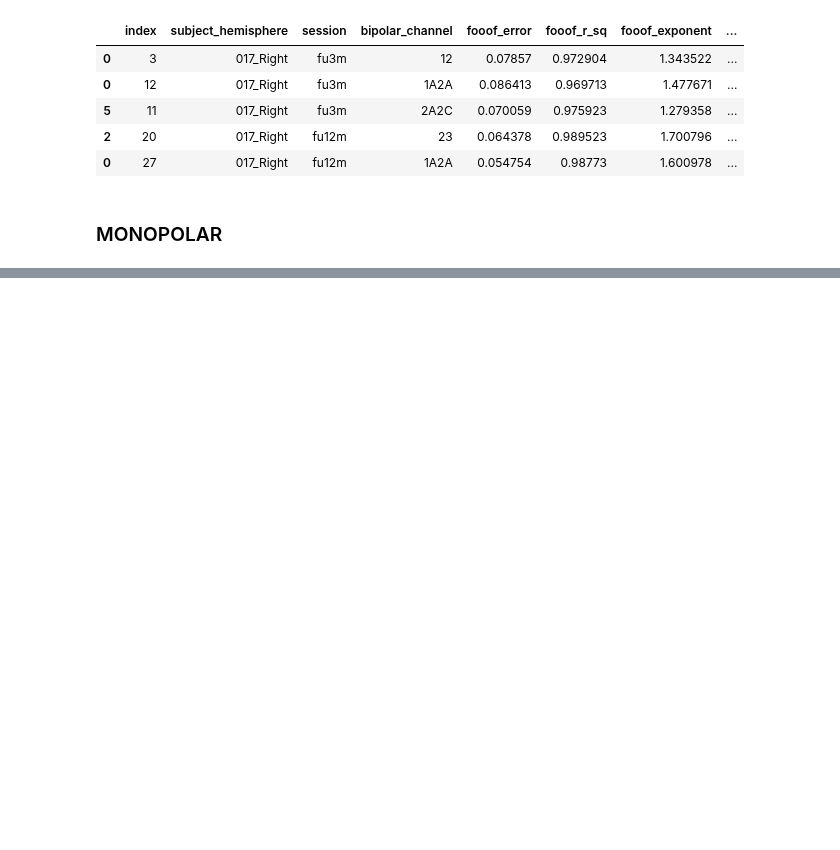
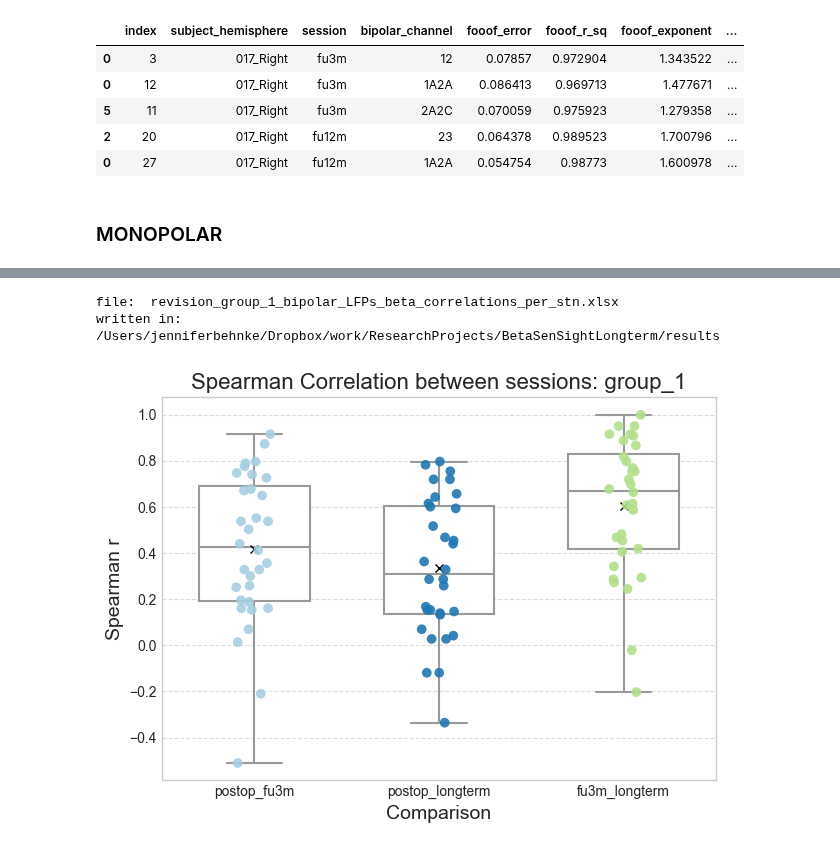
Before and after one commit to JKBehnke/BetaSenSightLongterm, a Jupyter notebook: notebooks/revision_dataset.ipynb, the cells around one changed output, grey strips where cells are left out. Saved outputs shown, nothing was run; the diff lists cells and outputs as text; code cells hidden in the pictures; blank space fills up the shorter version.

Commit message:
spearman t-test for subcohort review

```diff
--- a/notebooks/revision_dataset.ipynb
+++ b/notebooks/revision_dataset.ipynb
@@ -324,14 +474,16 @@ beta_rank_DF.head()
 # FOOOF data only of one longterm session
 # only highest beta channel (rank 1) per LFP group
 
-beta_rank_DF = loadResults.load_fooof_beta_ranks(
-        fooof_spectrum="periodic_spectrum",
-        fooof_version="v2",
-        all_or_one_chan="highest_beta",
-        all_or_one_longterm_ses="one_longterm_session",
-    )
+selected_fooof_data = loadResults.select_fooof_data(data="bipolar_highest_beta",cohort="all_included")
 
-beta_rank_DF.head()
+# beta_rank_DF = loadResults.load_fooof_beta_ranks(
+#         fooof_spectrum="periodic_spectrum",
+#         fooof_version="v2",
+#         all_or_one_chan="highest_beta",
+#         all_or_one_longterm_ses="one_longterm_session",
+#     )
+
+selected_fooof_data["fooof_data"].head()
 # %% [output]
 |  | index | subject_hemisphere | session | bipolar_channel | fooof_error | fooof_r_sq | fooof_exponent | ... |
 | 0 | 3 | 017_Right | fu3m | 12 | 0.07857 | 0.972904 | 1.343522 | ... |
@@ -342,11 +494,14 @@ beta_rank_DF.head()
 # %% [markdown]
 ### MONOPOLAR
 # %%
-loaded_fooof_monopolar = loadResults.load_pickle_group_result(
-        filename=f"fooof_monoRef_all_contacts_weight_beta_psd_by_inverse_sq_distance_v2",
-        fooof_version="v2",
-    )
-loaded_fooof_monopolar.head()
+selected_fooof_data = loadResults.select_fooof_data(data="monopolar_beta",cohort="all_included")
+
+# loaded_fooof_monopolar = loadResults.load_pickle_group_result(
+#         filename=f"fooof_monoRef_all_contacts_weight_beta_psd_by_inverse_sq_distance_v2",
+#         fooof_version="v2",
+#     )
+
+selected_fooof_data["fooof_data"].head()
 # %% [output]
 |  | index | coord_z | coord_xy | session | subject_hemisphere | estimated_monopolar_beta_psd | contact | ... |
 | 0 | 422 | 2.0+0.0j | 0.650000+0.000000j | fu3m | 017_Left | 0.563519 | 1A | ... |
@@ -356,0 +975,2 @@ loaded_fooof_monopolar.head()
+# %%
+spearman_result = fooof_bip_channel_groups_beta_spearman(cohort="group_1", all_groups_together="yes")
@@ -356,0 +1077,6 @@ loaded_fooof_monopolar.head()
+# %%
+fig = plot_boxplot_spearman_r_values(cohort="group_1", all_groups_together="yes")
+# %% [output]
+file:  revision_group_1_bipolar_LFPs_beta_correlations_per_stn.xlsx
+written in:  /Users/jenniferbehnke/Dropbox/work/ResearchProjects/BetaSenSightLongterm/results
+[figure, added]
```
Also changed, not shown: parts of 25 cells of this notebook, 1 other file.
